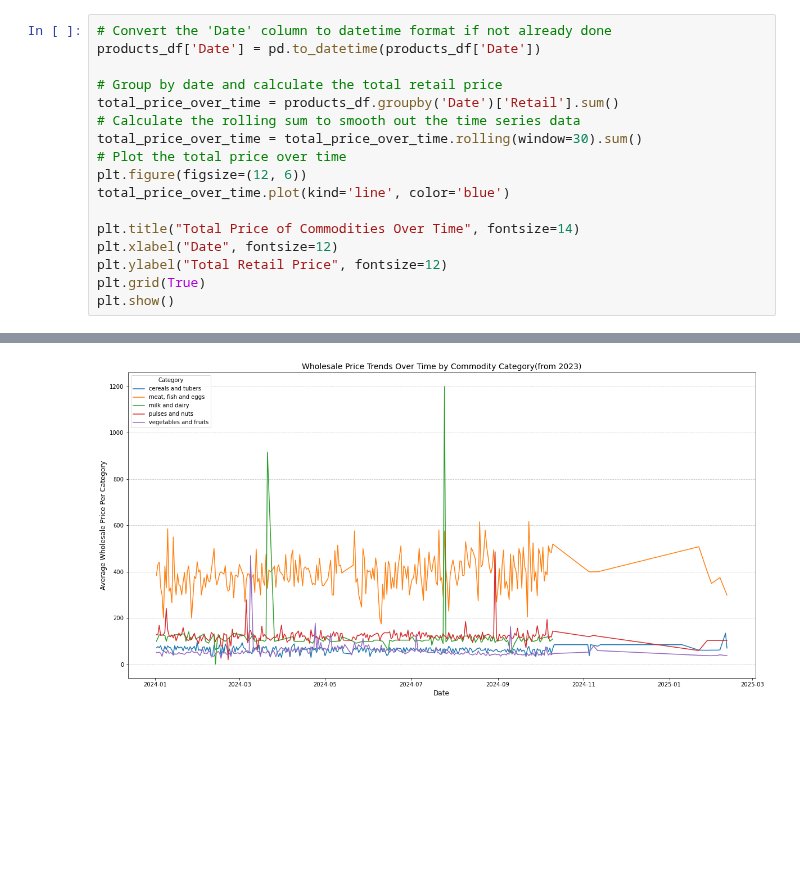
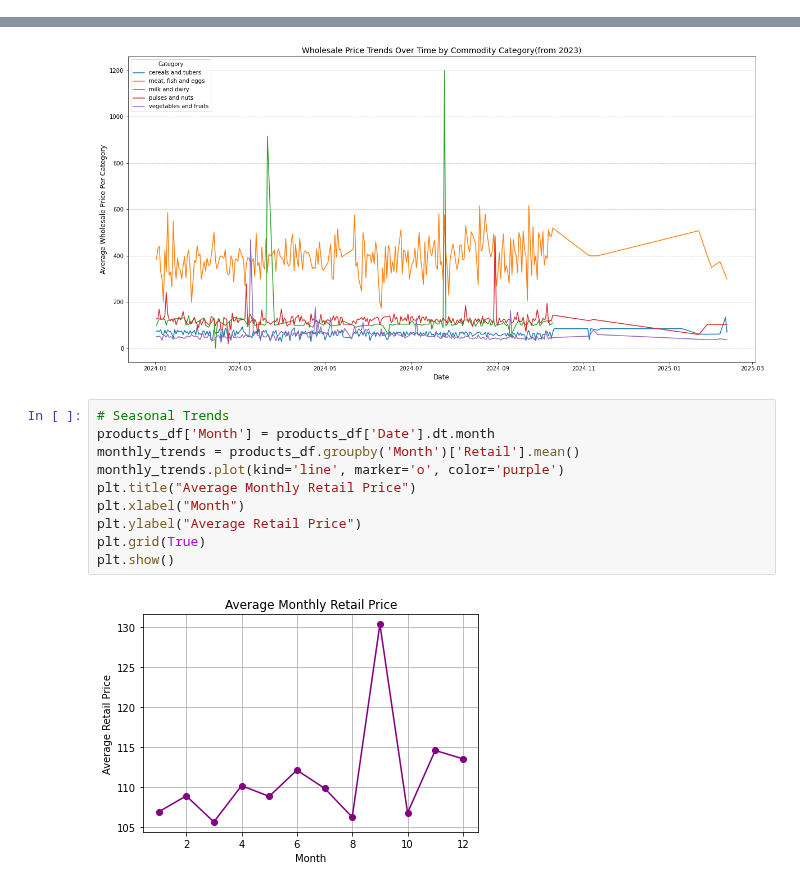
Before and after one commit to Logan-BCM/AgriPriceForecast-Kenya, a Jupyter notebook: Project.ipynb, the cells around one changed output, grey strips where cells are left out. Saved outputs shown, nothing was run; the diff lists cells and outputs as text; blank space fills up the shorter version.

```diff
--- a/Project.ipynb
+++ b/Project.ipynb
@@ -804,20 +804,3 @@ plt.grid(axis='y', linestyle='--', alpha=0.7)
 plt.show()
 # %% [output]
 [figure]
-# %%
-# Convert the 'Date' column to datetime format if not already done
-products_df['Date'] = pd.to_datetime(products_df['Date'])
-
-# Group by date and calculate the total retail price
-total_price_over_time = products_df.groupby('Date')['Retail'].sum()
-# Calculate the rolling sum to smooth out the time series data
-total_price_over_time = total_price_over_time.rolling(window=30).sum()
-# Plot the total price over time
-plt.figure(figsize=(12, 6))
-total_price_over_time.plot(kind='line', color='blue')
-
-plt.title("Total Price of Commodities Over Time", fontsize=14)
-plt.xlabel("Date", fontsize=12)
-plt.ylabel("Total Retail Price", fontsize=12)
-plt.grid(True)
-plt.show()
@@ -845,3 +826,15 @@ plt.grid(axis='y', linestyle='--', alpha=0.7)
 plt.show()
 # %% [output]
 [figure]
+# %%
+# Seasonal Trends
+products_df['Month'] = products_df['Date'].dt.month
+monthly_trends = products_df.groupby('Month')['Retail'].mean()
+monthly_trends.plot(kind='line', marker='o', color='purple')
+plt.title("Average Monthly Retail Price")
+plt.xlabel("Month")
+plt.ylabel("Average Retail Price")
+plt.grid(True)
+plt.show()
+# %% [output]
+[figure, added]
```
Also changed, not shown: parts of 4 cells of this notebook.
